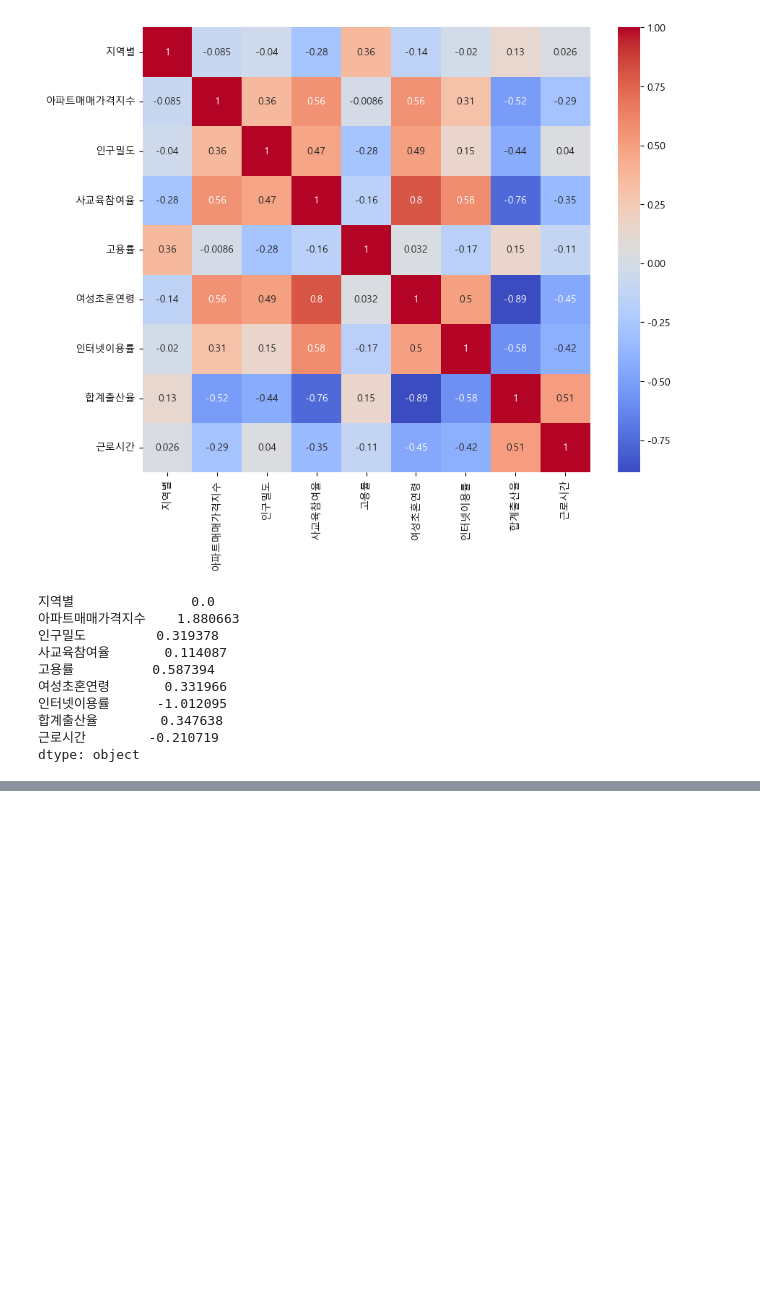
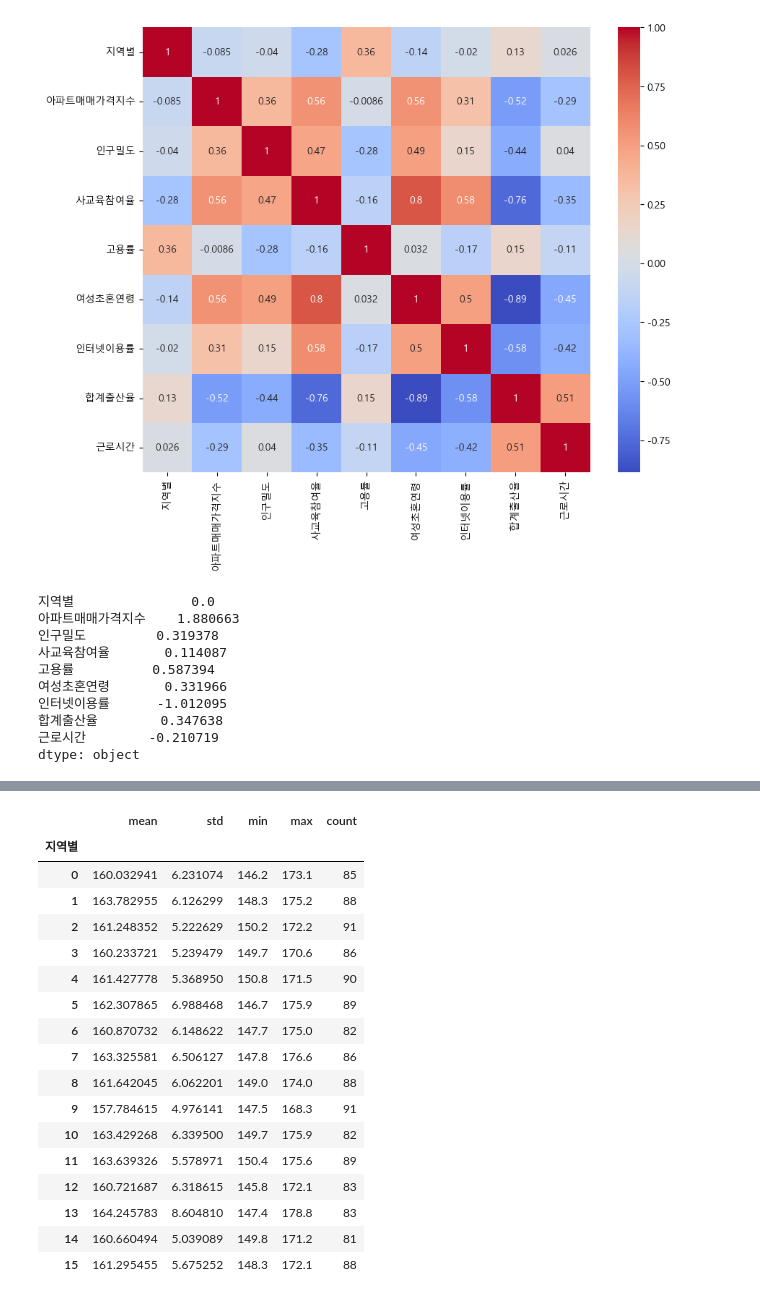
Before and after one commit to gun8217/conda, a Jupyter notebook: project/01. machine learning/project/regression.ipynb, the cells around one changed output, grey strips where cells are left out. Cells and saved outputs as stored; diff of their text form; code cells hidden in the pictures; blank space fills up the shorter version.

```diff
--- a/project/01. machine learning/project/regression.ipynb
+++ b/project/01. machine learning/project/regression.ipynb
@@ -270,0 +265,21 @@ Name: 합계출산율, Length: 1382, dtype: float64
+# %%
+X_train.groupby('지역별').agg(['mean', 'std','min', 'max','count'])['근로시간']
+# %% [output]
+|  | mean | std | min | max | count |
+| 지역별 |  |  |  |  |  |
+| 0 | 160.032941 | 6.231074 | 146.2 | 173.1 | 85 |
+| 1 | 163.782955 | 6.126299 | 148.3 | 175.2 | 88 |
+| 2 | 161.248352 | 5.222629 | 150.2 | 172.2 | 91 |
+| 3 | 160.233721 | 5.239479 | 149.7 | 170.6 | 86 |
+| 4 | 161.427778 | 5.368950 | 150.8 | 171.5 | 90 |
+| 5 | 162.307865 | 6.988468 | 146.7 | 175.9 | 89 |
+| 6 | 160.870732 | 6.148622 | 147.7 | 175.0 | 82 |
+| 7 | 163.325581 | 6.506127 | 147.8 | 176.6 | 86 |
+| 8 | 161.642045 | 6.062201 | 149.0 | 174.0 | 88 |
+| 9 | 157.784615 | 4.976141 | 147.5 | 168.3 | 91 |
+| 10 | 163.429268 | 6.339500 | 149.7 | 175.9 | 82 |
+| 11 | 163.639326 | 5.578971 | 150.4 | 175.6 | 89 |
+| 12 | 160.721687 | 6.318615 | 145.8 | 172.1 | 83 |
+| 13 | 164.245783 | 8.604810 | 147.4 | 178.8 | 83 |
+| 14 | 160.660494 | 5.039089 | 149.8 | 171.2 | 81 |
+| 15 | 161.295455 | 5.675252 | 148.3 | 172.1 | 88 |
```
Also changed, not shown: parts of 14 cells of this notebook.
